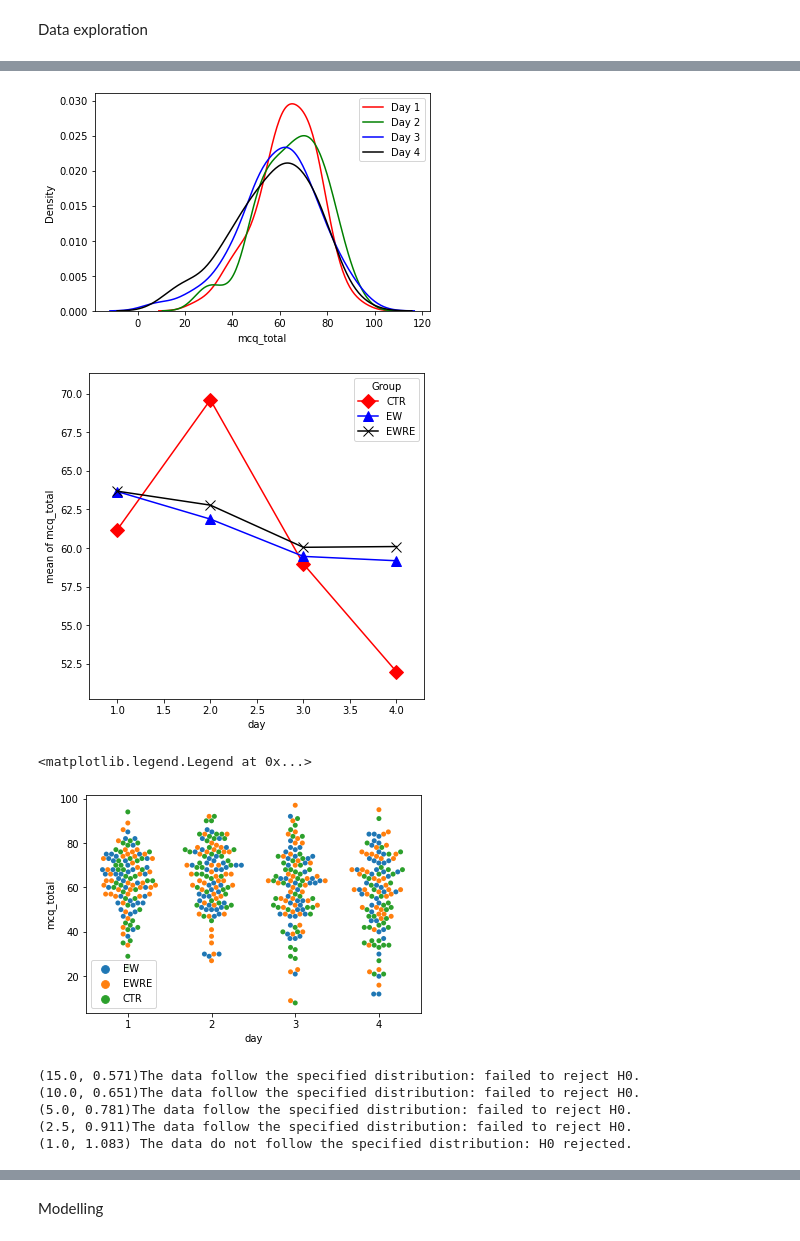
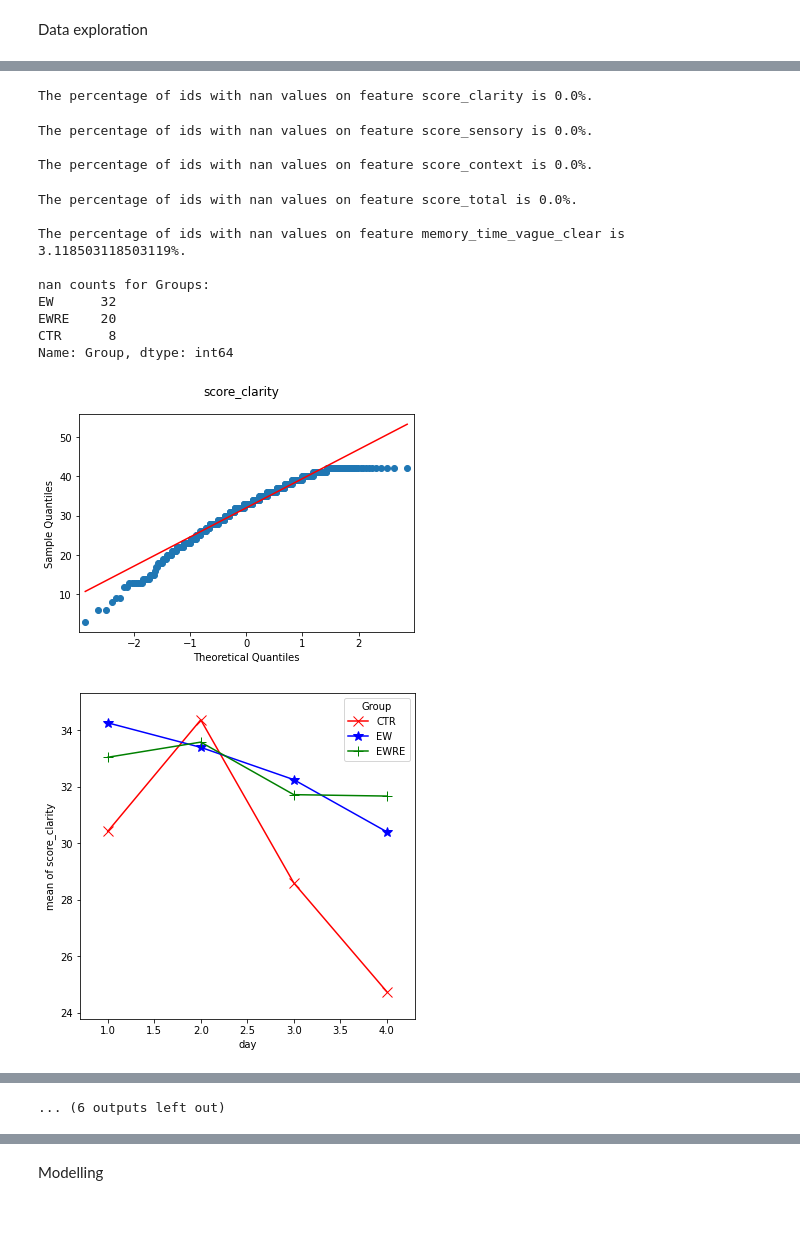
Before and after one commit to lucia-lux/EW_analysis, a Jupyter notebook: MCQ_analysis.ipynb, the cells around one changed output, grey strips where cells are left out. Saved outputs shown, nothing was run; the diff lists cells and outputs as text; code cells hidden in the pictures.

```diff
--- a/MCQ_analysis.ipynb
+++ b/MCQ_analysis.ipynb
@@ -13,5 +16,5 @@ from sklearn.preprocessing import StandardScaler
 # %%
-home = 1
+home = 0
 if home:
     infiledir = r"C:\Users\Luzia T\UCL\WorkingFromHome\Possible_online_studies\NLP_expressive_writing\analysis\Processed_2"
     rand_dir = r"C:\Users\Luzia T\UCL\WorkingFromHome\Possible_online_studies\NLP_expressive_writing\analysis"
@@ -173,5 +28,0 @@ tot_score_df = tot_score_df.rename( columns = {0:'mcq_total'})
-# %%
-tot_score_df['Group'] = np.nan
-for group in writing_df.Group.unique():
-    group_ids = writing_df.loc[writing_df.Group == group, 'id'].unique()
-    tot_score_df.loc[tot_score_df.id.isin(group_ids),'Group'] = group
@@ -187,23 +280,29 @@ dt.visualize_dist(distribution = 'normal')
-# %%
-dt.draw_kdeplot(tot_score_df,['Day 1','Day 2','Day 3', 'Day 4'],['r','g','b','k'], 'day')
-# %% [output]
-[figure, removed]
-# %%
-dt.draw_mean_trajectories(tot_score_df,'day')
-# %% [output]
-[figure, removed]
-# %%
-sns.swarmplot(x = tot_score_df.day, y = tot_score_df.mcq_total, hue = tot_score_df.Group)
-plt.legend(loc = 'lower left')
-# %% [output]
-<matplotlib.legend.Legend at 0x...>
-[figure, removed]
-# %%
-# check normality
-check_normality(tot_score_df.mcq_total)
-# %% [output]
-(15.0, 0.571)The data follow the specified distribution: failed to reject H0.
-(10.0, 0.651)The data follow the specified distribution: failed to reject H0.
-(5.0, 0.781)The data follow the specified distribution: failed to reject H0.
-(2.5, 0.911)The data follow the specified distribution: failed to reject H0.
-(1.0, 1.083) The data do not follow the specified distribution: H0 rejected.
+# %%
+de = Data_Explorer(tot_score_df,'Group','day')
+groups = tot_score_df.Group.unique()
+cols_to_process = list(tot_score_df.filter(like = 'score',axis = 1).columns.values)
+cols_to_process.extend(['memory_time_vague_clear'])
+for col in cols_to_process:
+    de.nan_zero_ids(col)
+    de.visualize_dist(col)
+    de.draw_mean_trajectories(col,['r','b','g'],['x','*','+'])
+    fig,ax = plt.subplots(len(groups),1,figsize = (15,16))
+    for i,group_name in enumerate(groups):
+        de.draw_kdeplot(ax[i],group_name, col)
+        ax[i].title.set_text(group_name)
+# %% [output]
+The percentage of ids with nan values on feature score_clarity is 0.0%.
+The percentage of ids with nan values on feature score_sensory is 0.0%.
+
+The percentage of ids with nan values on feature score_context is 0.0%.
+The percentage of ids with nan values on feature score_total is 0.0%.
+
+The percentage of ids with nan values on feature memory_time_vague_clear is 3.118503118503119%.
+
+nan counts for Groups:
+EW      32
+EWRE    20
+CTR      8
+Name: Group, dtype: int64
+[figure, added]
+[figure, added]
@@ -209,0 +316 @@ check_normality(tot_score_df.mcq_total)
+... (6 outputs left out)
```
Also changed, not shown: parts of 22 cells of this notebook, 20 other files.
